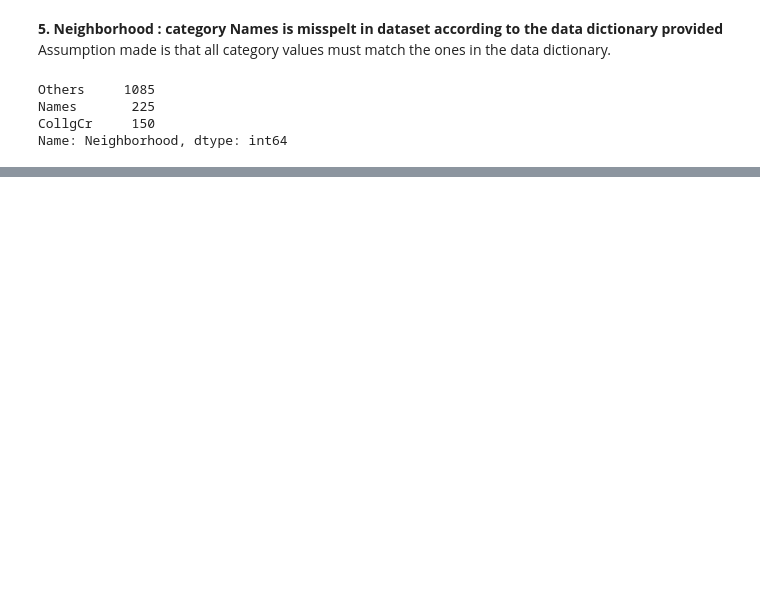
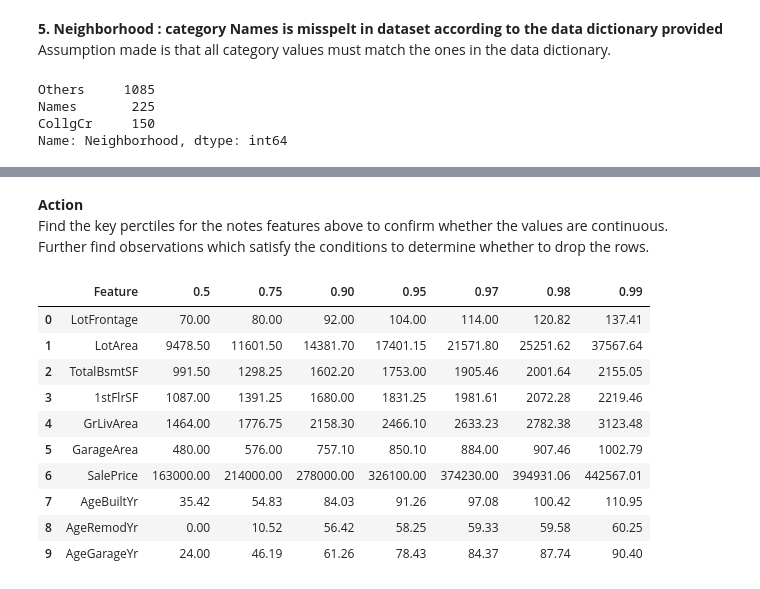
Before and after one commit to andrea-naz7/Sunrise_Housing_CaseStudy, a Jupyter notebook: Sunrise_Housing_Andrea.ipynb, the cells around one changed output, grey strips where cells are left out. Saved outputs shown, nothing was run; the diff lists cells and outputs as text; code cells hidden in the pictures; blank space fills up the shorter version.

```diff
--- a/Sunrise_Housing_Andrea.ipynb
+++ b/Sunrise_Housing_Andrea.ipynb
@@ -277,0 +425,30 @@ inp1.drop(col_drop, axis=1, inplace=True)
+# %% [markdown]
+**Action**<br>
+Find the key perctiles for the notes features above to confirm whether the values are continuous.<br>
+Further find observations which satisfy the conditions to determine whether to drop the rows.
+# %%
+#create dataframe based on percentiles to further check for outliers
+y_list=[]
+z_list=[]
+q_list=[0.5, 0.75,0.90, 0.95, 0.97,0.98, 0.99]
+for i in x_list:
+    z_list=[]
+    z_list.append(str(i))
+    for j in q_list:
+        z_list.append(round(inp1[str(i)].quantile(j),2))
+    y_list.append(z_list)
+
+y_df = pd.DataFrame(y_list,columns=['Feature','0.5','0.75','0.90','0.95','0.97','0.98','0.99'])
+y_df
+# %% [output]
+|  | Feature | 0.5 | 0.75 | 0.90 | 0.95 | 0.97 | 0.98 | 0.99 |
+| 0 | LotFrontage | 70.00 | 80.00 | 92.00 | 104.00 | 114.00 | 120.82 | 137.41 |
+| 1 | LotArea | 9478.50 | 11601.50 | 14381.70 | 17401.15 | 21571.80 | 25251.62 | 37567.64 |
+| 2 | TotalBsmtSF | 991.50 | 1298.25 | 1602.20 | 1753.00 | 1905.46 | 2001.64 | 2155.05 |
+| 3 | 1stFlrSF | 1087.00 | 1391.25 | 1680.00 | 1831.25 | 1981.61 | 2072.28 | 2219.46 |
+| 4 | GrLivArea | 1464.00 | 1776.75 | 2158.30 | 2466.10 | 2633.23 | 2782.38 | 3123.48 |
+| 5 | GarageArea | 480.00 | 576.00 | 757.10 | 850.10 | 884.00 | 907.46 | 1002.79 |
+| 6 | SalePrice | 163000.00 | 214000.00 | 278000.00 | 326100.00 | 374230.00 | 394931.06 | 442567.01 |
+| 7 | AgeBuiltYr | 35.42 | 54.83 | 84.03 | 91.26 | 97.08 | 100.42 | 110.95 |
+| 8 | AgeRemodYr | 0.00 | 10.52 | 56.42 | 58.25 | 59.33 | 59.58 | 60.25 |
+| 9 | AgeGarageYr | 24.00 | 46.19 | 61.26 | 78.43 | 84.37 | 87.74 | 90.40 |
```
Also changed, not shown: parts of 56 cells of this notebook.
